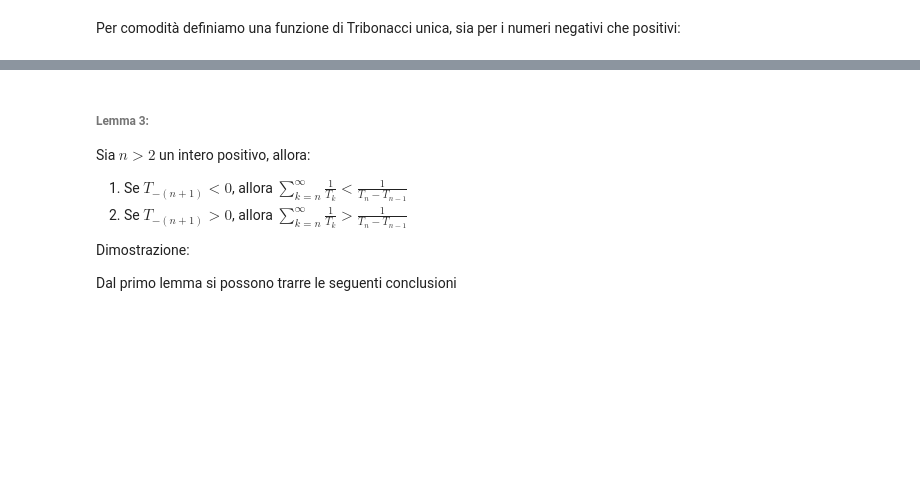
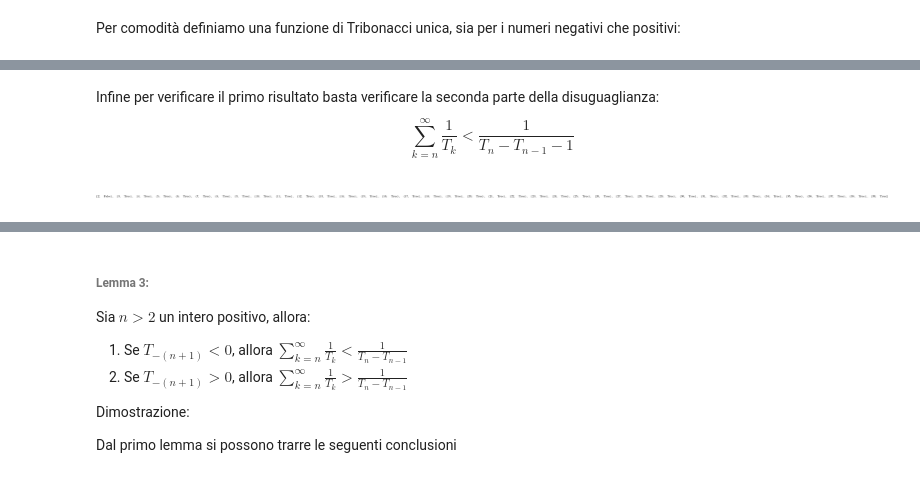
Before and after one commit to iskorini/PAA-Project, a Jupyter notebook: Notebook.ipynb, the cells around one changed output, grey strips where cells are left out. Cells and saved outputs as stored; diff of their text form; code cells hidden in the pictures; blank space fills up the shorter version.

```diff
--- a/Notebook.ipynb
+++ b/Notebook.ipynb
@@ -114,0 +152,9 @@ Dimostrazione:
+# %% [markdown]
+Infine per verificare il primo  risultato basta verificare la seconda parte della disuguaglianza:
+$$\sum_{k=n}^{\infty} \frac{1}{T_k} < \frac{1}{T_n - T_{n-1} - 1}$$
+# %%
+lem2_expr3 = 1/(T(n)-T(n-1)-1)
+calc_lem2_expr3 = Lambda([n], lem2_expr3)
+[(n, calc_lem2_expr2(n).doit().evalf() < calc_lem2_expr3(n).evalf()) for n in range(2,40)]
+# %% [output]
+[figure, added]
```
Also changed, not shown: parts of 23 cells of this notebook.
